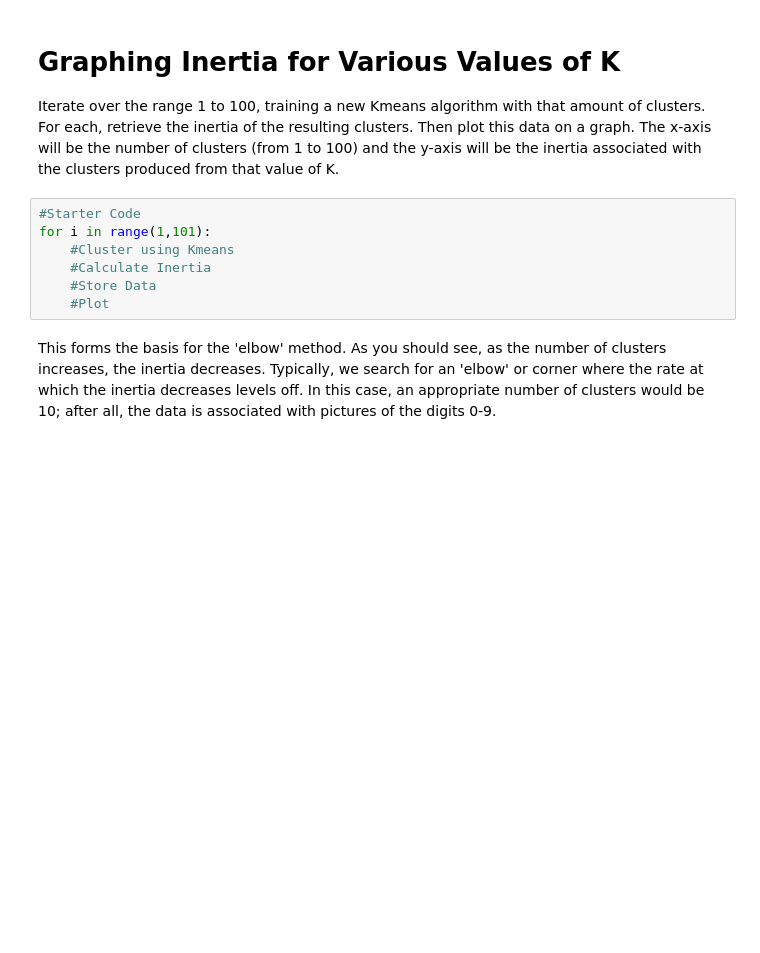
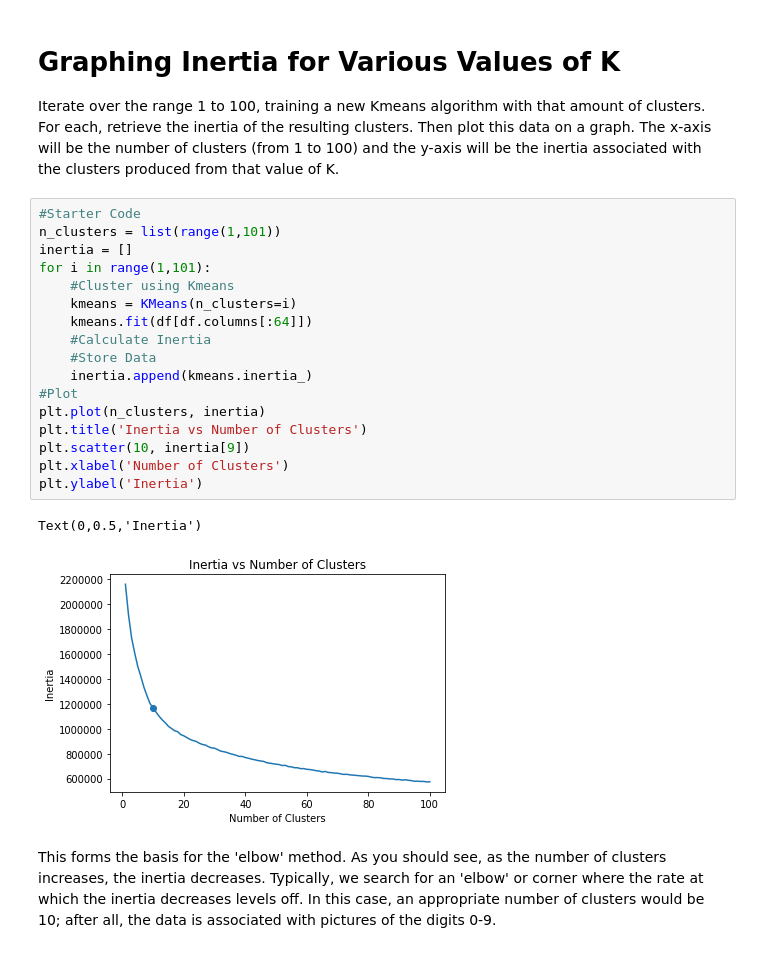
Before and after one commit to yshp57/ds-kmeans-nyc-ds-062518, a Jupyter notebook: index.ipynb, the cells around one changed output. Saved outputs shown, nothing was run; the diff lists cells and outputs as text; blank space fills up the shorter version.

```diff
--- a/index.ipynb
+++ b/index.ipynb
@@ -177,12 +262,25 @@ kmeans.inertia_
 # Graphing Inertia for Various Values of K
 
 Iterate over the range 1 to 100, training a new Kmeans algorithm with that amount of clusters. For each, retrieve the inertia of the resulting clusters. Then plot this data on a graph. The x-axis will be the number of clusters (from 1 to 100) and the y-axis will be the inertia associated with the clusters produced from that value of K.
-# %%
-#Starter Code
-for i in range(1,101):
-    #Cluster using Kmeans
-    #Calculate Inertia
-    #Store Data
-    #Plot
+# %%
+#Starter Code
+n_clusters = list(range(1,101))
+inertia = []
+for i in range(1,101):
+    #Cluster using Kmeans
+    kmeans = KMeans(n_clusters=i)
+    kmeans.fit(df[df.columns[:64]])
+    #Calculate Inertia
+    #Store Data
+    inertia.append(kmeans.inertia_)
+#Plot
+plt.plot(n_clusters, inertia)
+plt.title('Inertia vs Number of Clusters')
+plt.scatter(10, inertia[9])
+plt.xlabel('Number of Clusters')
+plt.ylabel('Inertia')
+# %% [output]
+Text(0,0.5,'Inertia')
+[figure, added]
 # %% [markdown]
 This forms the basis for the 'elbow' method. As you should see, as the number of clusters increases, the inertia decreases. Typically, we search for an 'elbow' or corner where the rate at which the inertia decreases levels off. In this case, an appropriate number of clusters would be 10; after all, the data is associated with pictures of the digits 0-9.
```
Also changed, not shown: parts of 8 cells of this notebook.
